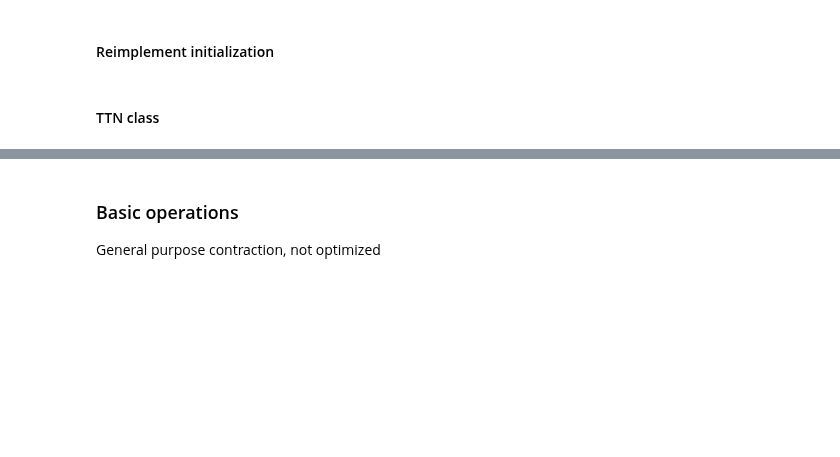
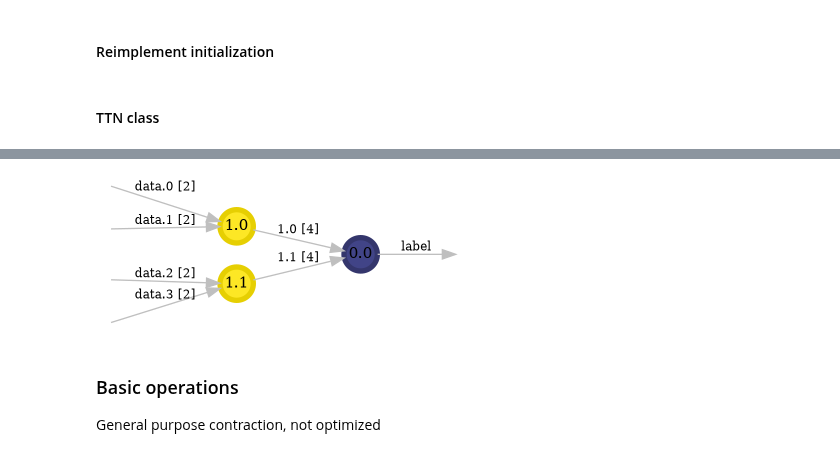
Before and after one commit to c0pp1/TTN4HEP, a Jupyter notebook: TTN/myttnlibrary.ipynb, the cells around one changed output, grey strips where cells are left out. Drawn from its saved outputs; the diff is of its cells as text; code cells hidden in the pictures; blank space fills up the shorter version.

```diff
--- a/TTN/myttnlibrary.ipynb
+++ b/TTN/myttnlibrary.ipynb
@@ -6,6 +6,7 @@ import torch
 import numpy as np
 from typing import Sequence, List, Tuple, ValuesView
 import graphviz
+graphviz.set_jupyter_format('png')
 from matplotlib import colormaps, colors
 import matplotlib.pyplot as plt
 import colorsys
@@ -14,7 +15,7 @@ from string import ascii_letters
 from timeit import timeit
 from datetime import datetime
 from algebra import contract_up, sep_partial_dm, kron
-from utils import adjust_lightness, get_mnist_data_loaders, accuracy, get_stripeimage_data_loaders
+from utils import adjust_lightness, get_mnist_data_loaders, accuracy, get_stripeimage_data_loaders, get_iris_data_loaders
 from torchinfo import summary
 # %% [markdown]
 ## Automatic contractions
@@ -168,13 +169,13 @@ class TLink:
     def depends_on(self, __value: TIndex | str) -> bool:
         return __value in self.__dependencies
 # %%
-def one_epoch_one_tensor_torch(tensor, data_batched, train_dl, optimizer, loss_fn, device='cuda', pbar=None):
+def one_epoch_one_tensor_torch(tensor, data_batched, train_dl, optimizer, loss_fn, device='cuda', pbar=None, disable_pbar=False):
     # perform one epoch of optimization of a single tensor
     # given the data_tn and the optimizer
     tot_data = 0
     lossess = []
     if pbar is None:
-        pbar = tqdm(data_batched, total=len(data_batched),position=0)
+        pbar = tqdm(data_batched, total=len(data_batched),position=0, disable=disable_pbar)
     with torch.autograd.set_detect_anomaly(True):
         for data, batch in zip(data_batched, train_dl):
             optimizer.zero_grad()
@@ -468,14 +469,14 @@ class TTN:
 
             dot.node(tindex.name, tindex.name, fillcolor=colors.rgb2hex(c_rgba), style='filled', color=colors.rgb2hex(adjust_lightness(c_rgba, amount=0.8)), penwidth='4')
 
-            dot.edge(tindex[0], tindex.name, label=tindex[0], weight=str((int(tindex.name.split('.')[0])+1)**2))
-            dot.edge(tindex[1], tindex.name, label=tindex[1], weight=str((int(tindex.name.split('.')[0])+1)**2))
+            dot.edge(tindex[0], tindex.name, label=tindex[0]+f' [{self.__tensor_map[tindex].shape[0]}]', weight=str((int(tindex.name.split('.')[0])+1)**2))
+            dot.edge(tindex[1], tindex.name, label=tindex[1]+f' [{self.__tensor_map[tindex].shape[1]}]', weight=str((int(tindex.name.split('.')[0])+1)**2))
 
         for i in range(2**self.__n_layers):
             dot.node(f'data.{i}', '', shape='plaintext', width='0.1', height='0.1')
         return dot
 
-    def initialize(self, train_dl: torch.utils.data.DataLoader, loss_fn, epochs = 5):
+    def initialize(self, train_dl: torch.utils.data.DataLoader, loss_fn, epochs = 5, disable_pbar=False):
         # now we want to run across the ttn, layer by layer
         # and initialize the tensors by getting the partial dm
         # of two sites of the previous layer, diagonalizing it,
@@ -489,8 +490,9 @@ class TTN:
             total=(self.n_layers - 1) * len(train_dl)
                   + 2 * (2 ** (self.n_layers - 1) - 1),
             desc="ttn unsupervised init",
-            position=1,
+            position=0,
             leave=True,
+            disable=disable_pbar,
         )
         for layer in range(self.n_layers - 1, 0, -1):  # do this for all layers except the uppermost one
             pbar.set_postfix_str(f"doing layer {layer}")
@@ -534,12 +536,12 @@ class TTN:
         pbar.close()
 
         # now we want to initialize the top tensor
-        pbar = tqdm(data, total=len(data), desc='ttn supervised init',position=0)
+        pbar = tqdm(data, total=len(data), desc='ttn supervised init',position=0, disable=disable_pbar)
         top_tensor = self.__tensor_map['0.0']
         top_parameter = torch.nn.Parameter(top_tensor, requires_grad=True)
         for epoch in range(epochs):
             pbar.set_postfix_str(f"doing epoch {epoch+1}/{epochs}")
-            one_epoch_one_tensor_torch(top_parameter, data, train_dl, torch.optim.Adam([top_parameter]), loss_fn, device=self.device)
+            one_epoch_one_tensor_torch(top_parameter, data, train_dl, torch.optim.Adam([top_parameter]), loss_fn, device=self.device, disable_pbar=disable_pbar)
         self.__tensor_map['0.0'] = top_parameter.detach()
 
         self.__tensors = [self.__tensor_map[idx] for idx in self.__indices] # ? this is a bit of a hack, but it works
@@ -563,7 +565,7 @@ def check_correct_init(model: TTN):
 # %%
 DEVICE = 'cuda'
 DTYPE = torch.double
-N_FEAT = 32
+N_FEAT = 4
 ttn = TTN(N_FEAT, bond_dim=8, n_labels=2, device=DEVICE, dtype=DTYPE)
 ttn.draw()
 # %% [output]
@@ -571,3 +572,4 @@ ttn.draw()
+[figure, added]
 # %% [markdown]
 ### Basic operations
 General purpose contraction, not optimized
```
Also changed, not shown: parts of 36 cells of this notebook, 11 other files.
